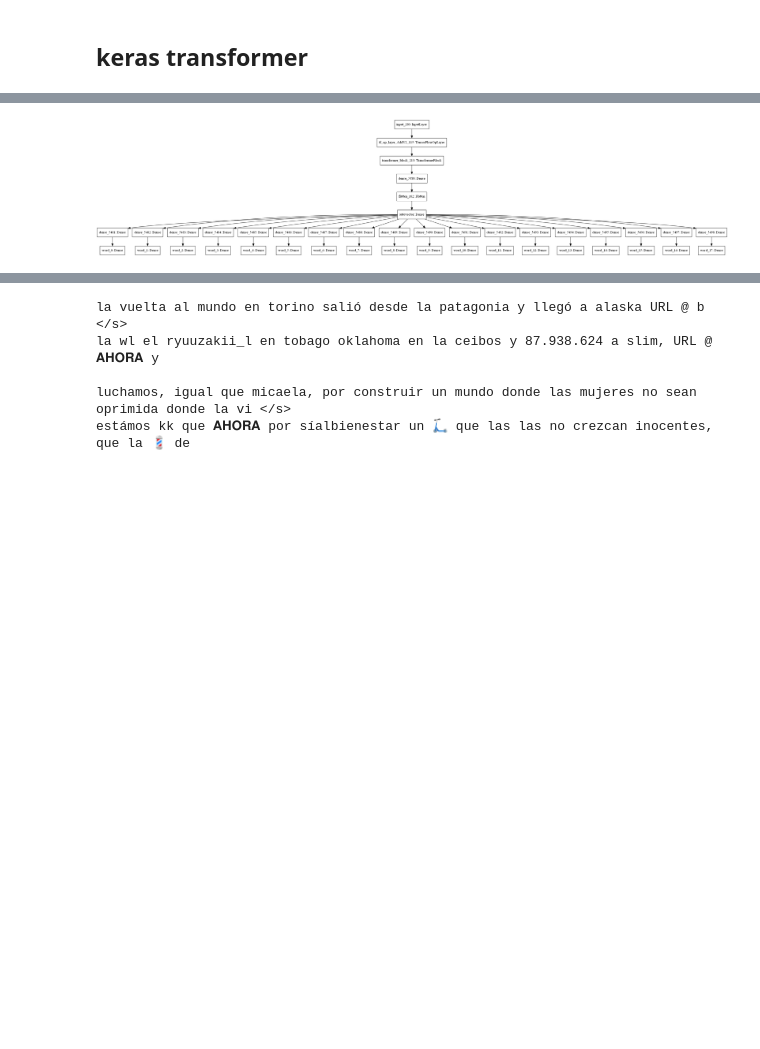
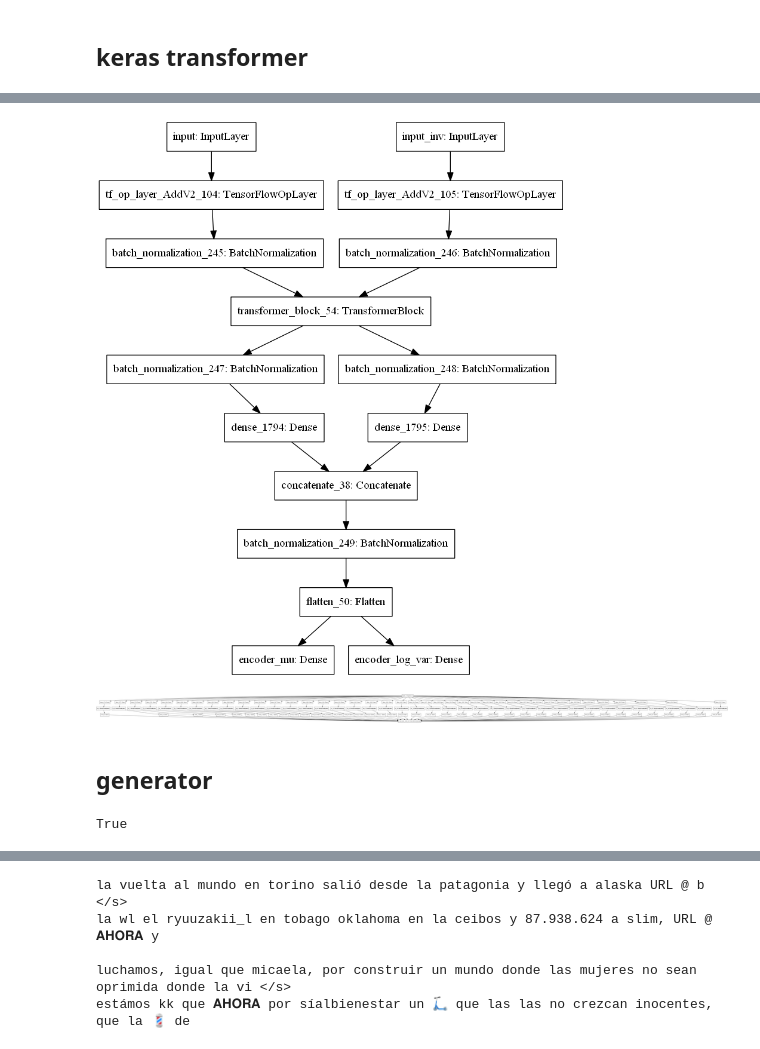
Before and after one commit to matiasngf/twitter_ai, a Jupyter notebook: notebooks/TweetToVect.ipynb, the cells around one changed output, grey strips where cells are left out. Cells and saved outputs as stored; diff of their text form; code cells hidden in the pictures; blank space fills up the shorter version.

Commit message:
TweetToVect update

```diff
--- a/notebooks/TweetToVect.ipynb
+++ b/notebooks/TweetToVect.ipynb
@@ -49,4 +51,5 @@ Name: full_text, Length: 2318754, dtype: object
 # %%
 tokenize = lambda text: text.split(' ')
-tweets_l = df.sample(5000).full_text.apply(lambda text: len(tokenize(text)))
+df_word_sample = df.sample(1000000)
+tweets_l = df_word_sample.full_text.apply(lambda text: len(tokenize(text)))
 # %%
@@ -62,0 +63,5 @@ sns.lineplot(data=np.logspace(2, 1, num=18))
+# %%
+long_tweets = df_word_sample[tweets_l>40].full_text.values[:5]
+for i in long_tweets:
+    print(i)
+    print('')
@@ -62,0 +78,5 @@ sns.lineplot(data=np.logspace(2, 1, num=18))
+# %%
+short_tweets = df_word_sample[tweets_l < 30].full_text.values[:5]
+for i in short_tweets:
+    print(i)
+    print('')
@@ -298,7 +399,11 @@ ________________________________________________________________________________
 # %%
 # import os
 # os.environ["PATH"] += os.pathsep + 'C:/Program Files (x86)/Graphviz2.38/bin/'
 from tensorflow.keras.utils import plot_model
-plot_model(model)
+display(plot_model(encoder))
+plot_model(decoder)
 # %% [output]
-[figure, old version]
+[figure, new version]
+[figure, added]
+# %% [markdown]
+## generator
@@ -304,0 +426,19 @@ plot_model(model)
+# %%
+def save_autoencoder(encoder, decoder, model_dir):
+    model_json = encoder.to_json()
+    with open(model_dir+"tweet_to_vect_encoder_a.json", "w") as json_file:
+        json_file.write(model_json)
+    encoder.save_weights(model_dir+"tweet_to_vect_encoder_a.h5")
+#     print("Saved encoder to disk")
+
+    model_json = decoder.to_json()
+    with open(model_dir+"tweet_to_vect_decoder_a.json", "w") as json_file:
+        json_file.write(model_json)
+    decoder.save_weights(model_dir+"tweet_to_vect_decoder_a.h5")
+#     print("Saved decoder to disk")
+
+    return True
+
+save_autoencoder(encoder, decoder, model_dir)
+# %% [output]
+True
```
Also changed, not shown: parts of 28 cells of this notebook, 2 other files.
